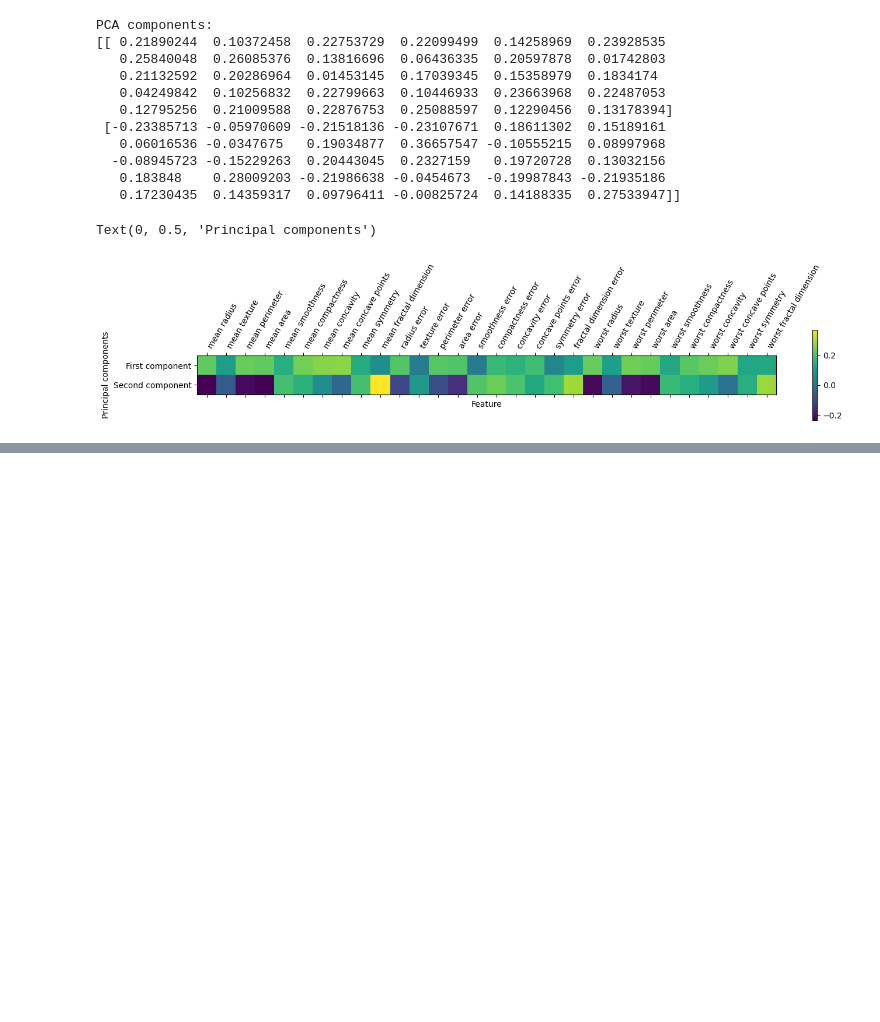
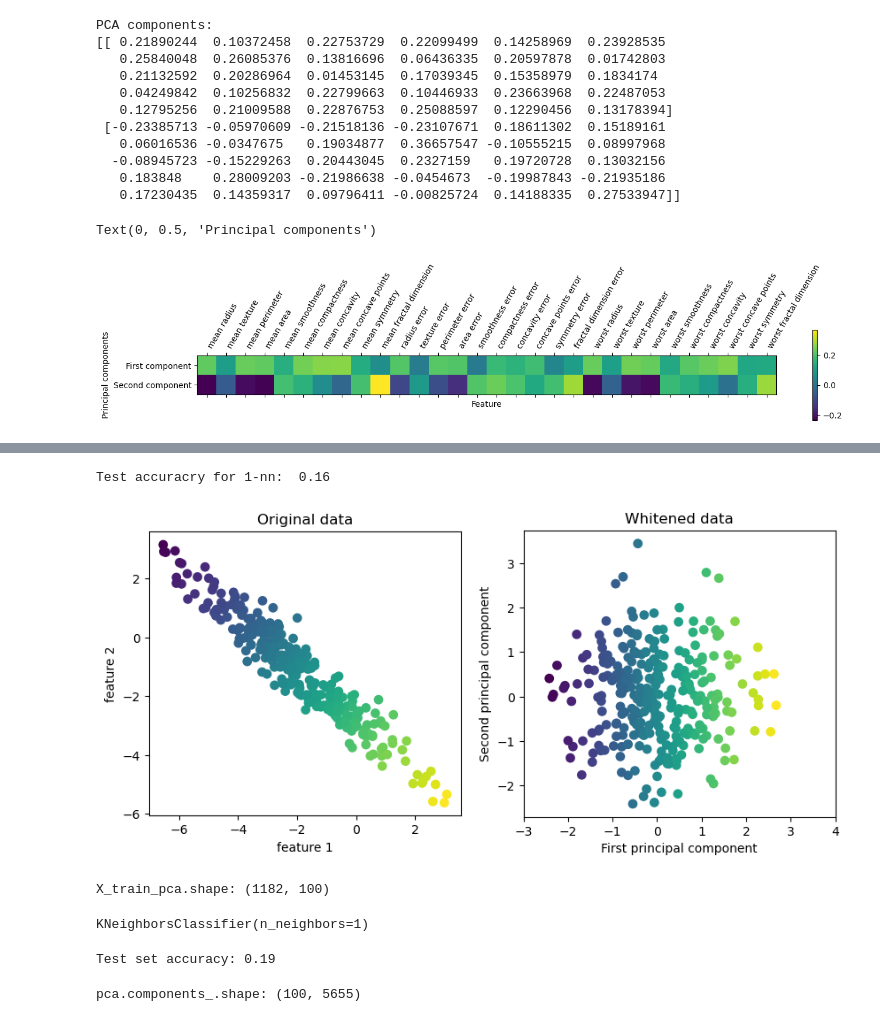
Before and after one commit to hemanthkotaprolu/Introduction-to-Machine-Learning-with-Python, a Jupyter notebook: chapter_3.ipynb, the cells around one changed output, grey strips where cells are left out. Drawn from its saved outputs; the diff is of its cells as text; code cells hidden in the pictures; blank space fills up the shorter version.

```diff
--- a/chapter_3.ipynb
+++ b/chapter_3.ipynb
@@ -226,0 +310,10 @@ people = fetch_lfw_people(min_faces_per_person=20, resize=0.7)
+# %%
+knn.fit(X_train, y_train)
+
+print("Test accuracry for 1-nn: {: .2f}".format(knn.score(X_test, y_test)))
+# %% [output]
+Test accuracry for 1-nn:  0.16
+# %%
+mglearn.plots.plot_pca_whitening()
+# %% [output]
+[figure, added]
@@ -226,0 +325,4 @@ people = fetch_lfw_people(min_faces_per_person=20, resize=0.7)
+# %%
+print("X_train_pca.shape: {}".format(X_train_pca.shape))
+# %% [output]
+X_train_pca.shape: (1182, 100)
@@ -226,0 +331,12 @@ people = fetch_lfw_people(min_faces_per_person=20, resize=0.7)
+# %%
+knn.fit(X_train_pca, y_train)
+# %% [output]
+KNeighborsClassifier(n_neighbors=1)
+# %%
+print("Test set accuracy: {:.2f}".format(knn.score(X_test_pca, y_test)))
+# %% [output]
+Test set accuracy: 0.19
+# %%
+print("pca.components_.shape: {}".format(pca.components_.shape))
+# %% [output]
+pca.components_.shape: (100, 5655)
```
Also changed, not shown: parts of 20 cells of this notebook, 1 other file.
